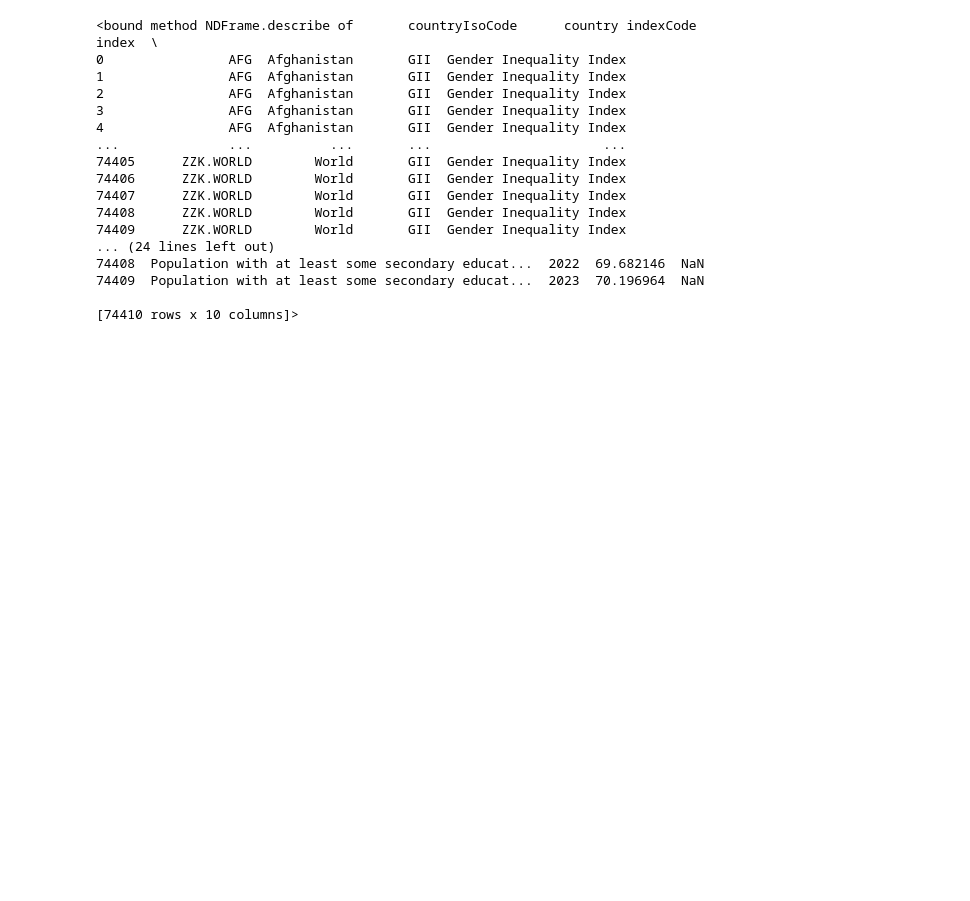
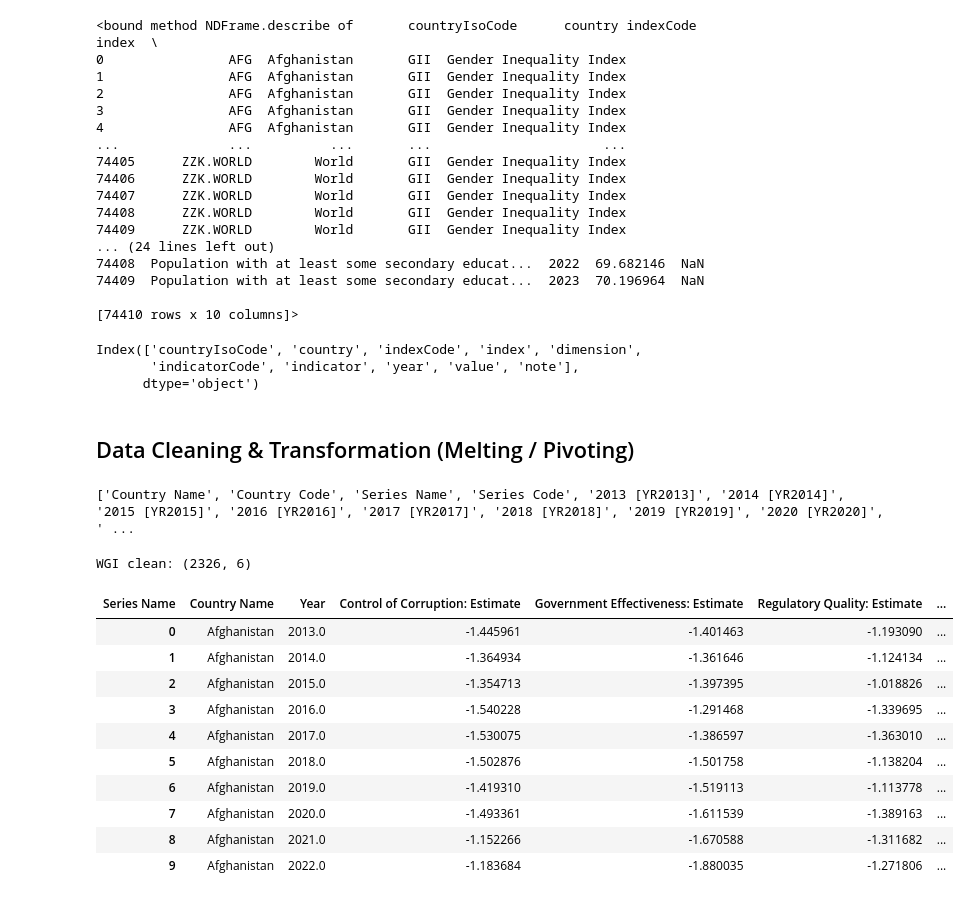
Before and after one commit to moonexca/governance-effectiveness-global-society-ml, a Jupyter notebook: MachineLearning_SoledadYash.ipynb, the cells around one changed output. Saved outputs shown, nothing was run; the diff lists cells and outputs as text; code cells hidden in the pictures; blank space fills up the shorter version.

```diff
--- a/MachineLearning_SoledadYash.ipynb
+++ b/MachineLearning_SoledadYash.ipynb
@@ -6,3 +12,3 @@ import numpy as np
 # %%
-df= pd.read_csv("WGI_Data_2013_2023.csv")
+df1= pd.read_csv("WGI_Data_2013_2023.csv")
 # %%
@@ -125,3 +141,57 @@ df2.describe
 74409  Population with at least some secondary educat...  2023  70.196964  NaN
 
 [74410 rows x 10 columns]>
+# %%
+df2.columns
+# %% [output]
+Index(['countryIsoCode', 'country', 'indexCode', 'index', 'dimension',
+       'indicatorCode', 'indicator', 'year', 'value', 'note'],
+      dtype='object')
+# %% [markdown]
+## Data Cleaning & Transformation (Melting / Pivoting)
+# %%
+print(df1.columns.tolist())
+# %% [output]
+['Country Name', 'Country Code', 'Series Name', 'Series Code', '2013 [YR2013]', '2014 [YR2014]', '2015 [YR2015]', '2016 [YR2016]', '2017 [YR2017]', '2018 [YR2018]', '2019 [YR2019]', '2020 [YR2020]', ' ...
+# %%
+df1.columns = df1.columns.str.replace(r"\s*\[YR\d+\]", "", regex=True)
+
+selected_series = [
+    "Control of Corruption: Estimate",
+    "Government Effectiveness: Estimate",
+    "Regulatory Quality: Estimate",
+    "Rule of Law: Estimate"]
+
+df1_filtered = df1[df1["Series Name"].isin(selected_series)]
+
+df1_melt = df1_filtered.melt(
+    id_vars=["Country Name", "Series Name"],
+    var_name="Year",
+    value_name="Value")
+
+
+df1_melt["Year"] = pd.to_numeric(df1_melt["Year"], errors="coerce")
+df1_melt["Value"] = pd.to_numeric(df1_melt["Value"], errors="coerce")
+
+
+df1_clean = df1_melt.pivot_table(
+    index=["Country Name", "Year"],
+    columns="Series Name",
+    values="Value"
+).reset_index()
+
+print("WGI clean:", df1_clean.shape)
+df1_clean.head(10)
+# %% [output]
+WGI clean: (2326, 6)
+| Series Name | Country Name | Year | Control of Corruption: Estimate | Government Effectiveness: Estimate | Regulatory Quality: Estimate | ... |
+| 0 | Afghanistan | 2013.0 | -1.445961 | -1.401463 | -1.193090 | ... |
+| 1 | Afghanistan | 2014.0 | -1.364934 | -1.361646 | -1.124134 | ... |
+| 2 | Afghanistan | 2015.0 | -1.354713 | -1.397395 | -1.018826 | ... |
+| 3 | Afghanistan | 2016.0 | -1.540228 | -1.291468 | -1.339695 | ... |
+| 4 | Afghanistan | 2017.0 | -1.530075 | -1.386597 | -1.363010 | ... |
+| 5 | Afghanistan | 2018.0 | -1.502876 | -1.501758 | -1.138204 | ... |
+| 6 | Afghanistan | 2019.0 | -1.419310 | -1.519113 | -1.113778 | ... |
+| 7 | Afghanistan | 2020.0 | -1.493361 | -1.611539 | -1.389163 | ... |
+| 8 | Afghanistan | 2021.0 | -1.152266 | -1.670588 | -1.311682 | ... |
+| 9 | Afghanistan | 2022.0 | -1.183684 | -1.880035 | -1.271806 | ... |
```
Also changed, not shown: parts of 10 cells of this notebook.
